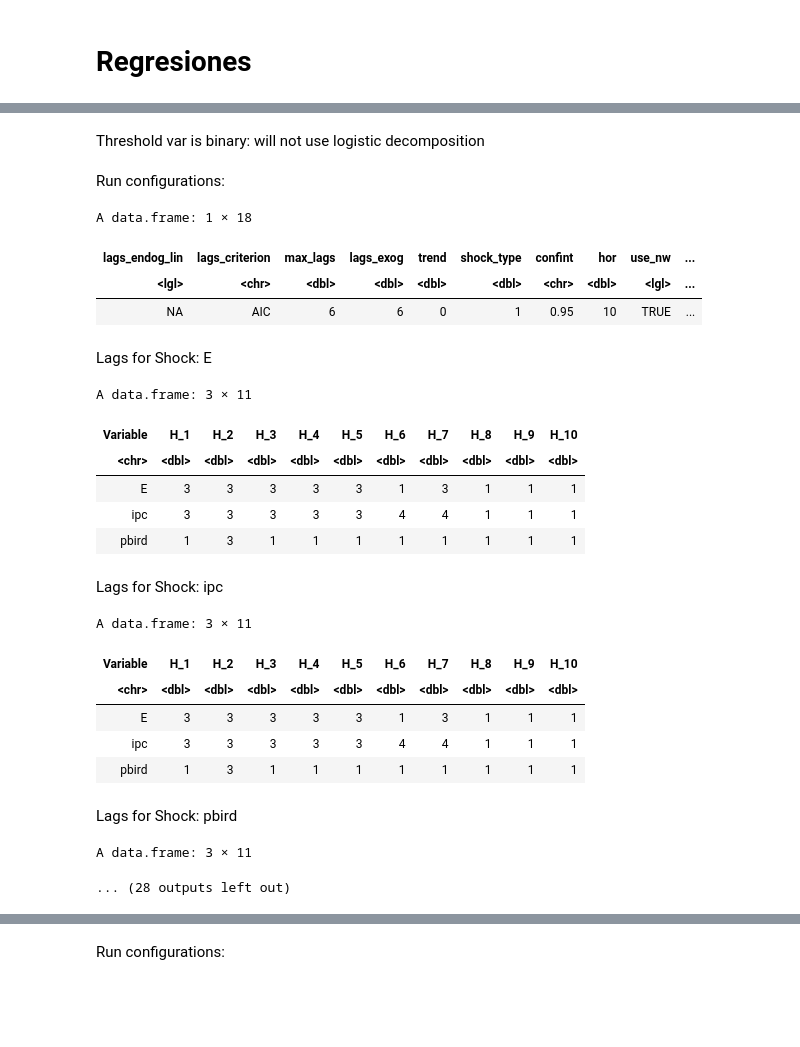
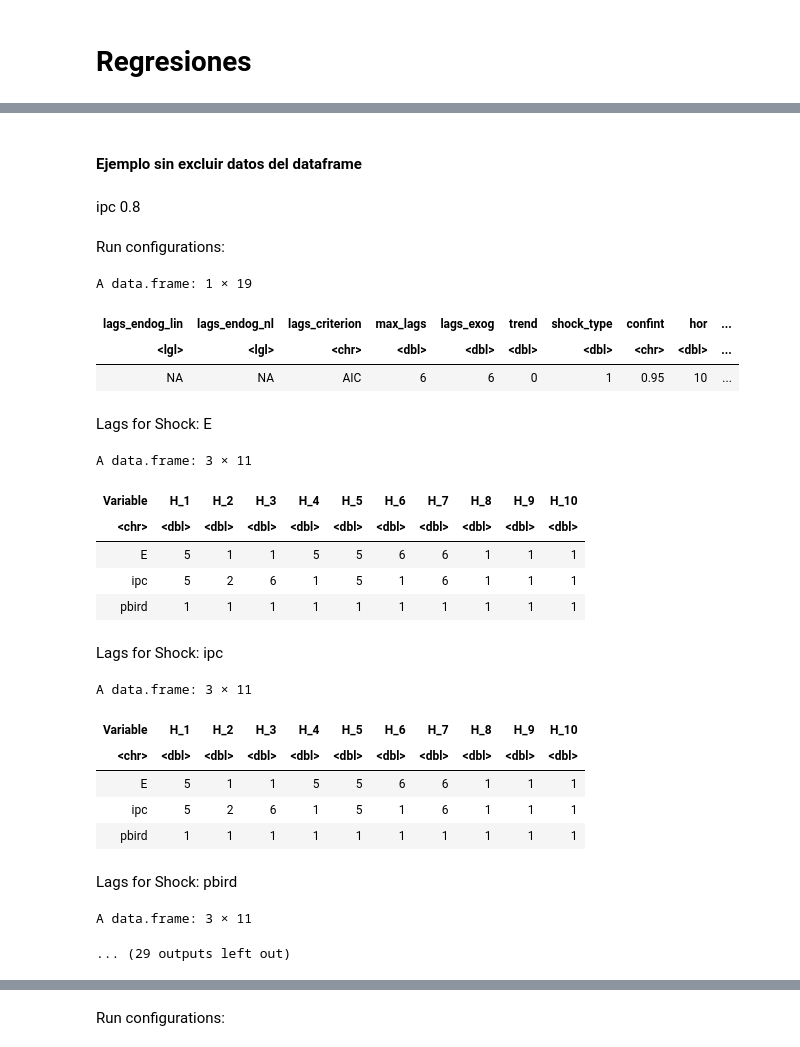
Before and after one commit to mbarrena/tesis, a Jupyter notebook: r_experiments/LP threshold.ipynb, the cells around one changed output, grey strips where cells are left out. Drawn from its saved outputs; the diff is of its cells as text; code cells hidden in the pictures; blank space fills up the shorter version.

Commit message:
LP thresholds y invento recorte por umbral

```diff
--- a/r_experiments/LP threshold.ipynb
+++ b/r_experiments/LP threshold.ipynb
@@ -125,26 +132,28 @@ print(tail(df_ERPT_Arg, 90))
+# %% [markdown]
+#### Ejemplo sin excluir datos del dataframe
 # %%
-res <- run_lp_model(df_ERPT_Arg, endog=c("E", "ipc", "pbird"), exog=c("impp_usa"), max_lags = 6, horizons = 10, signif = 0.95, trend = 0, cumulative = FALSE, threshold_var = c("D1"))
+res <- run_lp_model(df_ERPT_Arg, endog=c("E", "ipc", "pbird"), exog=c("impp_usa"), max_lags = 6, horizons = 10, signif = 0.95, trend = 0, cumulative = TRUE, threshold_var = 'ipc', upper_threshold = 0.8)
 # %% [output]
-Threshold var is binary: will not use logistic decomposition
+ipc 0.8
 Run configurations:
-A data.frame: 1 × 18
+A data.frame: 1 × 19
-| lags_endog_lin | lags_criterion | max_lags | lags_exog | trend | shock_type | confint | hor | use_nw | ... |
-| <lgl> | <chr> | <dbl> | <dbl> | <dbl> | <dbl> | <chr> | <dbl> | <lgl> | ... |
-| NA | AIC | 6 | 6 | 0 | 1 | 0.95 | 10 | TRUE | ... |
+| lags_endog_lin | lags_endog_nl | lags_criterion | max_lags | lags_exog | trend | shock_type | confint | hor | ... |
+| <lgl> | <lgl> | <chr> | <dbl> | <dbl> | <dbl> | <dbl> | <chr> | <dbl> | ... |
+| NA | NA | AIC | 6 | 6 | 0 | 1 | 0.95 | 10 | ... |
 Lags for Shock: E
 A data.frame: 3 × 11
 | Variable | H_1 | H_2 | H_3 | H_4 | H_5 | H_6 | H_7 | H_8 | H_9 | H_10 |
 | <chr> | <dbl> | <dbl> | <dbl> | <dbl> | <dbl> | <dbl> | <dbl> | <dbl> | <dbl> | <dbl> |
-| E | 3 | 3 | 3 | 3 | 3 | 1 | 3 | 1 | 1 | 1 |
-| ipc | 3 | 3 | 3 | 3 | 3 | 4 | 4 | 1 | 1 | 1 |
-| pbird | 1 | 3 | 1 | 1 | 1 | 1 | 1 | 1 | 1 | 1 |
+| E | 5 | 1 | 1 | 5 | 5 | 6 | 6 | 1 | 1 | 1 |
+| ipc | 5 | 2 | 6 | 1 | 5 | 1 | 6 | 1 | 1 | 1 |
+| pbird | 1 | 1 | 1 | 1 | 1 | 1 | 1 | 1 | 1 | 1 |
 Lags for Shock: ipc
 A data.frame: 3 × 11
 | Variable | H_1 | H_2 | H_3 | H_4 | H_5 | H_6 | H_7 | H_8 | H_9 | H_10 |
 | <chr> | <dbl> | <dbl> | <dbl> | <dbl> | <dbl> | <dbl> | <dbl> | <dbl> | <dbl> | <dbl> |
-| E | 3 | 3 | 3 | 3 | 3 | 1 | 3 | 1 | 1 | 1 |
-| ipc | 3 | 3 | 3 | 3 | 3 | 4 | 4 | 1 | 1 | 1 |
-| pbird | 1 | 3 | 1 | 1 | 1 | 1 | 1 | 1 | 1 | 1 |
+| E | 5 | 1 | 1 | 5 | 5 | 6 | 6 | 1 | 1 | 1 |
+| ipc | 5 | 2 | 6 | 1 | 5 | 1 | 6 | 1 | 1 | 1 |
+| pbird | 1 | 1 | 1 | 1 | 1 | 1 | 1 | 1 | 1 | 1 |
 Lags for Shock: pbird
 A data.frame: 3 × 11
-... (28 outputs left out)
+... (29 outputs left out)
```
Also changed, not shown: parts of 12 cells of this notebook, 1 other file.
